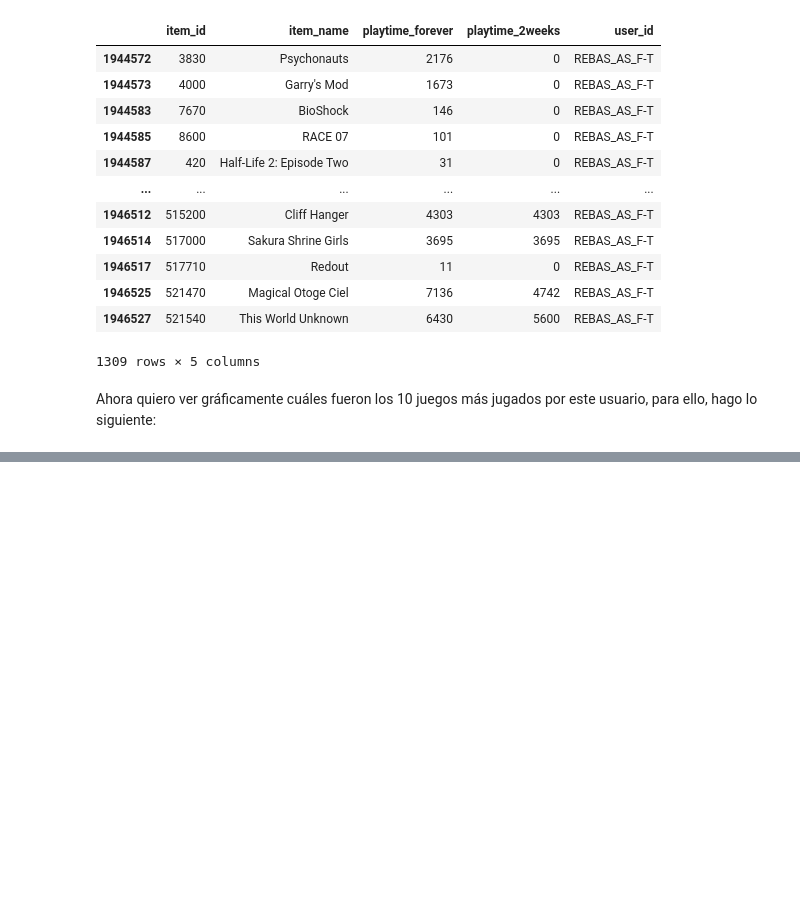
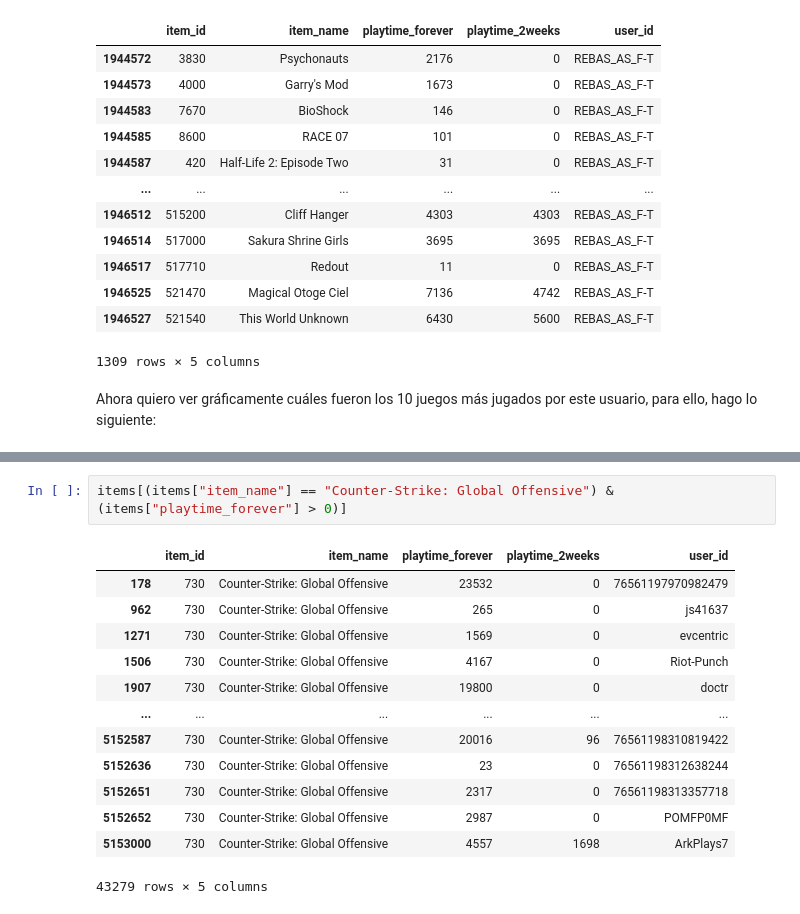
Before and after one commit to Tagliaferro22/steam-games, a Jupyter notebook: EDA/EDA_user_items.ipynb, the cells around one changed output, grey strips where cells are left out. Drawn from its saved outputs; the diff is of its cells as text; blank space fills up the shorter version.

```diff
--- a/EDA/EDA_user_items.ipynb
+++ b/EDA/EDA_user_items.ipynb
@@ -258,0 +298,16 @@ informacion_usuario_top["playtime_forever"].sort_values(ascending=False).head(10
+# %%
+items[(items["item_name"] == "Counter-Strike: Global Offensive") & (items["playtime_forever"] > 0)]
+# %% [output]
+|  | item_id | item_name | playtime_forever | playtime_2weeks | user_id |
+| 178 | 730 | Counter-Strike: Global Offensive | 23532 | 0 | 76561197970982479 |
+| 962 | 730 | Counter-Strike: Global Offensive | 265 | 0 | js41637 |
+| 1271 | 730 | Counter-Strike: Global Offensive | 1569 | 0 | evcentric |
+| 1506 | 730 | Counter-Strike: Global Offensive | 4167 | 0 | Riot-Punch |
+| 1907 | 730 | Counter-Strike: Global Offensive | 19800 | 0 | doctr |
+| ... | ... | ... | ... | ... | ... |
+| 5152587 | 730 | Counter-Strike: Global Offensive | 20016 | 96 | 76561198310819422 |
+| 5152636 | 730 | Counter-Strike: Global Offensive | 23 | 0 | 76561198312638244 |
+| 5152651 | 730 | Counter-Strike: Global Offensive | 2317 | 0 | 76561198313357718 |
+| 5152652 | 730 | Counter-Strike: Global Offensive | 2987 | 0 | POMFP0MF |
+| 5153000 | 730 | Counter-Strike: Global Offensive | 4557 | 1698 | ArkPlays7 |
+43279 rows × 5 columns
```
Also changed, not shown: parts of 6 cells of this notebook.
